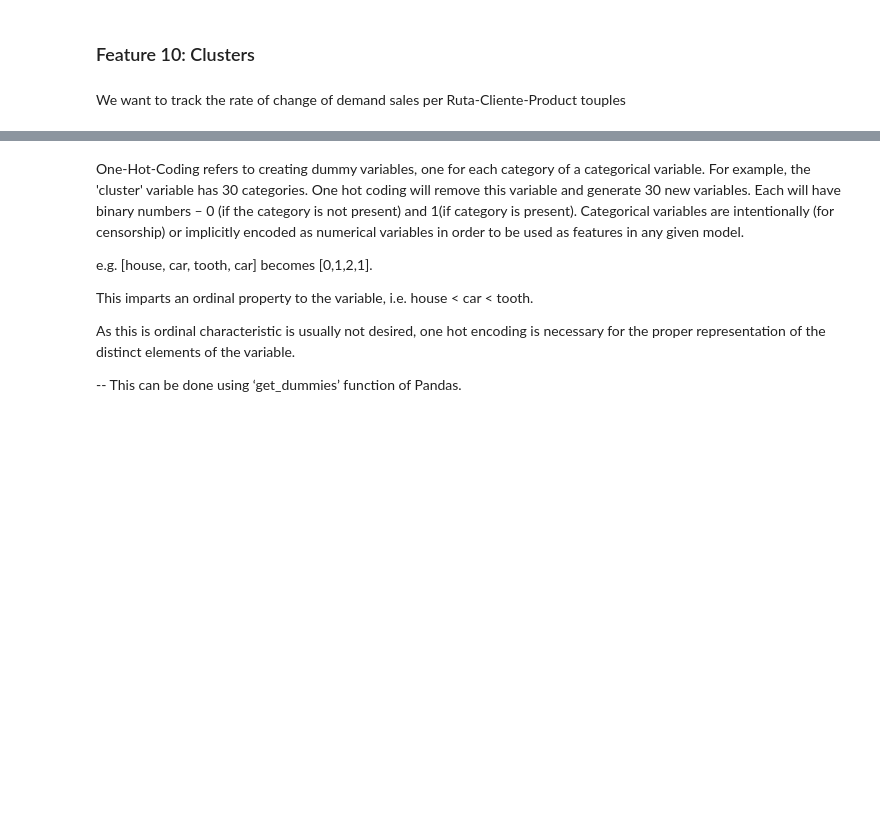
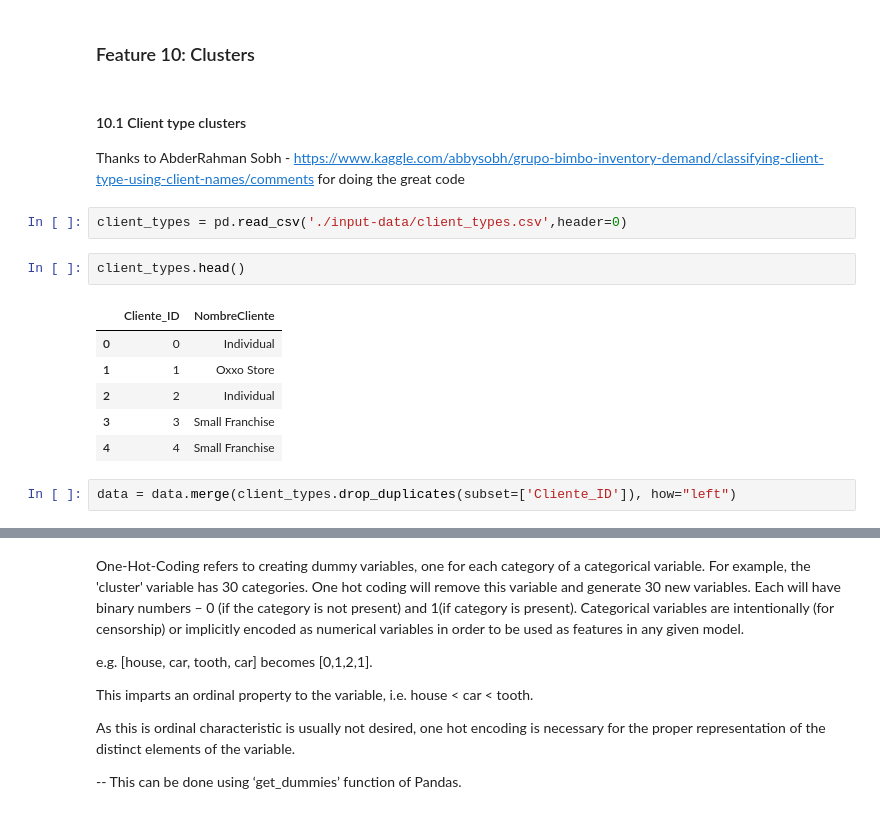
Before and after one commit to pablomarin/kaggle-bimbo, a Jupyter notebook: Feature Engineering-2.ipynb, the cells around one changed output, grey strips where cells are left out. Drawn from its saved outputs; the diff is of its cells as text; blank space fills up the shorter version.

```diff
--- a/Feature Engineering-2.ipynb
+++ b/Feature Engineering-2.ipynb
@@ -866,4 +875,19 @@ data['week_ct'] = data['Semana'].apply(lambda x: x%4)
 # %% [markdown]
 ### Feature 10: Clusters
-# %% [markdown]
-We want to track the rate of change of demand sales per Ruta-Cliente-Product touples
+# %% [markdown]
+#### 10.1 Client type clusters
+Thanks to AbderRahman Sobh - https://www.kaggle.com/abbysobh/grupo-bimbo-inventory-demand/classifying-client-type-using-client-names/comments
+for doing the great code
+# %%
+client_types = pd.read_csv('./input-data/client_types.csv',header=0)
+# %%
+client_types.head()
+# %% [output]
+|  | Cliente_ID | NombreCliente |
+| 0 | 0 | Individual |
+| 1 | 1 | Oxxo Store |
+| 2 | 2 | Individual |
+| 3 | 3 | Small Franchise |
+| 4 | 4 | Small Franchise |
+# %%
+data = data.merge(client_types.drop_duplicates(subset=['Cliente_ID']), how="left")
```
Also changed, not shown: parts of 18 cells of this notebook, 3 other files.
